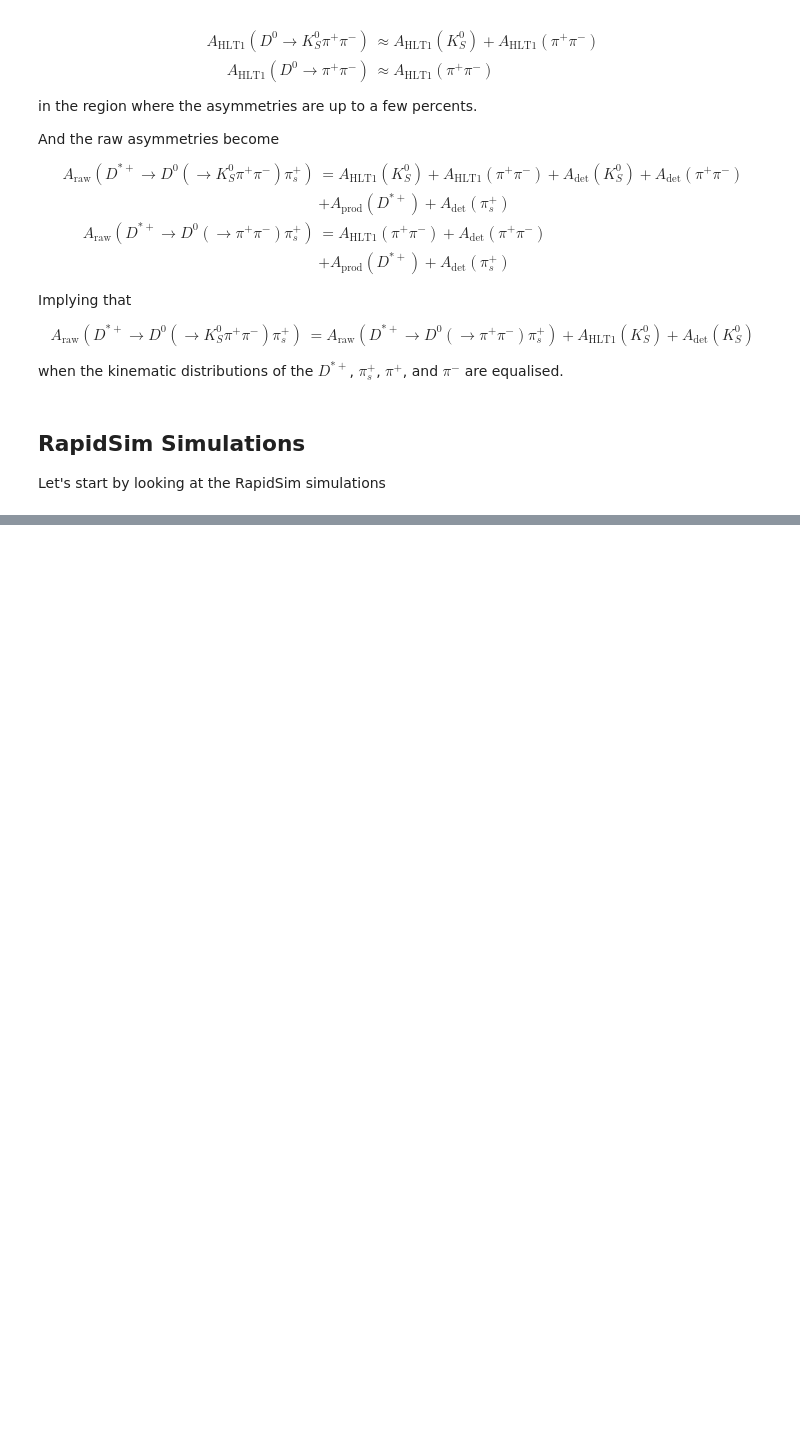
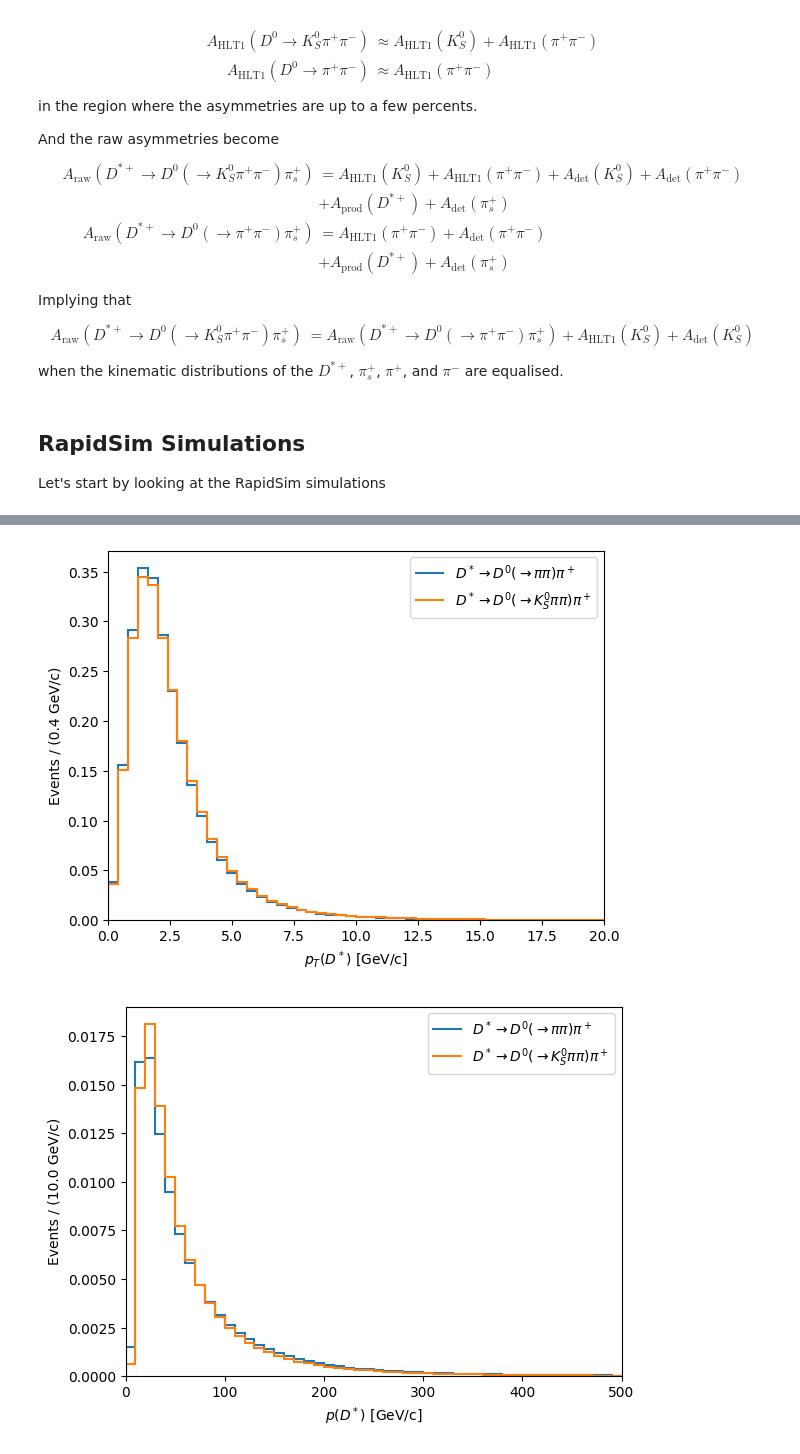
Before and after one commit to cpviolation/d02kspipi_asymmetry, a Jupyter notebook: notebooks/efficiency_studies.ipynb, the cells around one changed output, grey strips where cells are left out. Drawn from its saved outputs; the diff is of its cells as text; code cells hidden in the pictures; blank space fills up the shorter version.

```diff
--- a/notebooks/efficiency_studies.ipynb
+++ b/notebooks/efficiency_studies.ipynb
@@ -48,3 +48,7 @@ when the kinematic distributions of the $D^{*+}$, $\pi^+_s$, $\pi^+$, and $\pi^-
 Let's start by looking at the RapidSim simulations
 # %%
 import uproot
+# %%
+# Load the data from the ROOT files
+d2pipi = uproot.open("../data/DstD02pipi_tree.root")
+d2kspipi = uproot.open("../data/DstD02KSpipi_res_tree.root")
@@ -50,0 +85,14 @@ import uproot
+# %%
+vars_to_plot = {
+    'Dst_PT': {'name': r'$p_T(D^*)$', 'unit': 'GeV/c', 'range': (0, 20)},
+    'Dst_P': {'name': r'$p(D^*)$', 'unit': 'GeV/c', 'range': (0, 500)},
+    'Dst_eta': {'name': r'$\eta(D^*)$', 'unit': '', 'log': True, 'range': (1.5, 6)}
+    }
+for var, props in vars_to_plot.items():
+    d2pipi_values = d2pipi['DecayTree'][var].array(library="np")
+    d2kspipi_values = d2kspipi['DecayTree'][var].array(library="np")
+    fig, ax = plot_hists([d2pipi_values, d2kspipi_values], legend=[r'$D^*\to D^0(\to\pi\pi)\pi^+$', r'$D^*\to D^0(\to K_S^0\pi\pi)\pi^+$'], name=props['name'], unit=props.get('unit', ''), density=True, bins=50, range=props.get('range', None), log=props.get('log', False))
+    ax.legend()
+# %% [output]
+[figure, added]
+[figure, added]
```
Also changed, not shown: parts of 4 cells of this notebook, 1 other file.
